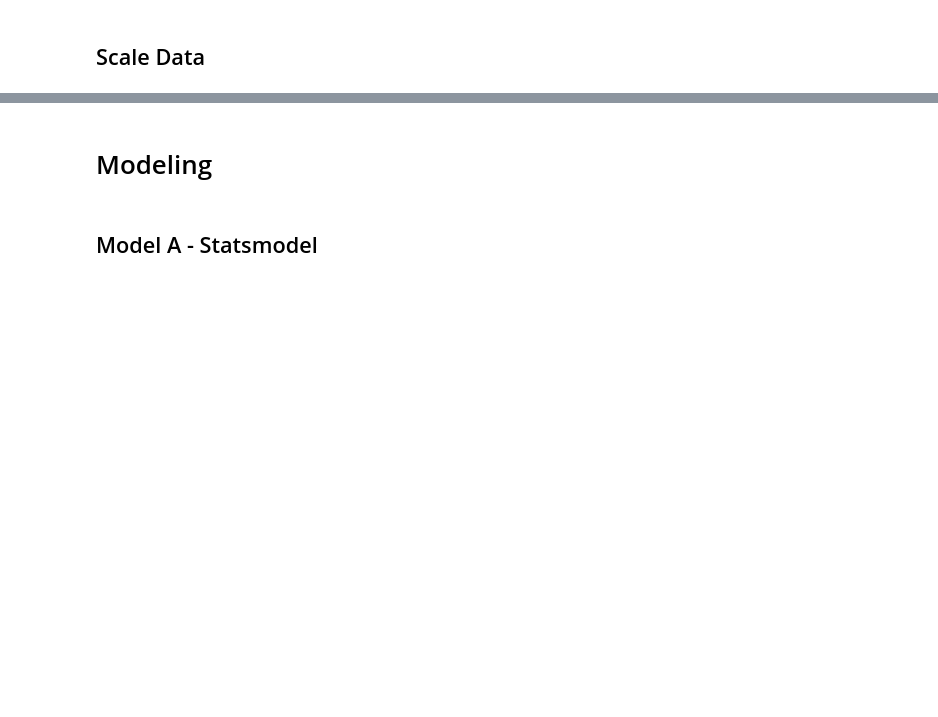
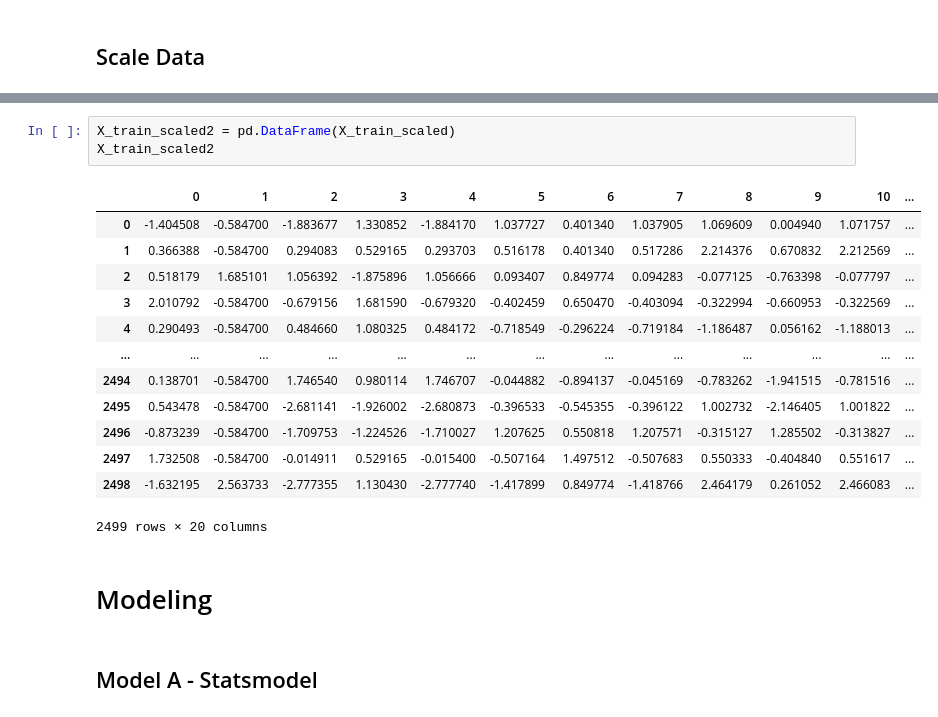
Before and after one commit to jmg0144/Customer-Churn-Classification-Analysis, a Jupyter notebook: phase-3-project.ipynb, the cells around one changed output, grey strips where cells are left out. Drawn from its saved outputs; the diff is of its cells as text; blank space fills up the shorter version.

```diff
--- a/phase-3-project.ipynb
+++ b/phase-3-project.ipynb
@@ -527,3 +502,20 @@ ValueError: could not convert string to float: 'WY'
+# %%
+X_train_scaled2 = pd.DataFrame(X_train_scaled)
+X_train_scaled2
+# %% [output]
+|  | 0 | 1 | 2 | 3 | 4 | 5 | 6 | 7 | 8 | 9 | 10 | ... |
+| 0 | -1.404508 | -0.584700 | -1.883677 | 1.330852 | -1.884170 | 1.037727 | 0.401340 | 1.037905 | 1.069609 | 0.004940 | 1.071757 | ... |
+| 1 | 0.366388 | -0.584700 | 0.294083 | 0.529165 | 0.293703 | 0.516178 | 0.401340 | 0.517286 | 2.214376 | 0.670832 | 2.212569 | ... |
+| 2 | 0.518179 | 1.685101 | 1.056392 | -1.875896 | 1.056666 | 0.093407 | 0.849774 | 0.094283 | -0.077125 | -0.763398 | -0.077797 | ... |
+| 3 | 2.010792 | -0.584700 | -0.679156 | 1.681590 | -0.679320 | -0.402459 | 0.650470 | -0.403094 | -0.322994 | -0.660953 | -0.322569 | ... |
+| 4 | 0.290493 | -0.584700 | 0.484660 | 1.080325 | 0.484172 | -0.718549 | -0.296224 | -0.719184 | -1.186487 | 0.056162 | -1.188013 | ... |
+| ... | ... | ... | ... | ... | ... | ... | ... | ... | ... | ... | ... | ... |
+| 2494 | 0.138701 | -0.584700 | 1.746540 | 0.980114 | 1.746707 | -0.044882 | -0.894137 | -0.045169 | -0.783262 | -1.941515 | -0.781516 | ... |
+| 2495 | 0.543478 | -0.584700 | -2.681141 | -1.926002 | -2.680873 | -0.396533 | -0.545355 | -0.396122 | 1.002732 | -2.146405 | 1.001822 | ... |
+| 2496 | -0.873239 | -0.584700 | -1.709753 | -1.224526 | -1.710027 | 1.207625 | 0.550818 | 1.207571 | -0.315127 | 1.285502 | -0.313827 | ... |
+| 2497 | 1.732508 | -0.584700 | -0.014911 | 0.529165 | -0.015400 | -0.507164 | 1.497512 | -0.507683 | 0.550333 | -0.404840 | 0.551617 | ... |
+| 2498 | -1.632195 | 2.563733 | -2.777355 | 1.130430 | -2.777740 | -1.417899 | 0.849774 | -1.418766 | 2.464179 | 0.261052 | 2.466083 | ... |
+2499 rows × 20 columns
 # %% [markdown]
 # Modeling
 # %% [markdown]
```
Also changed, not shown: parts of 29 cells of this notebook.
